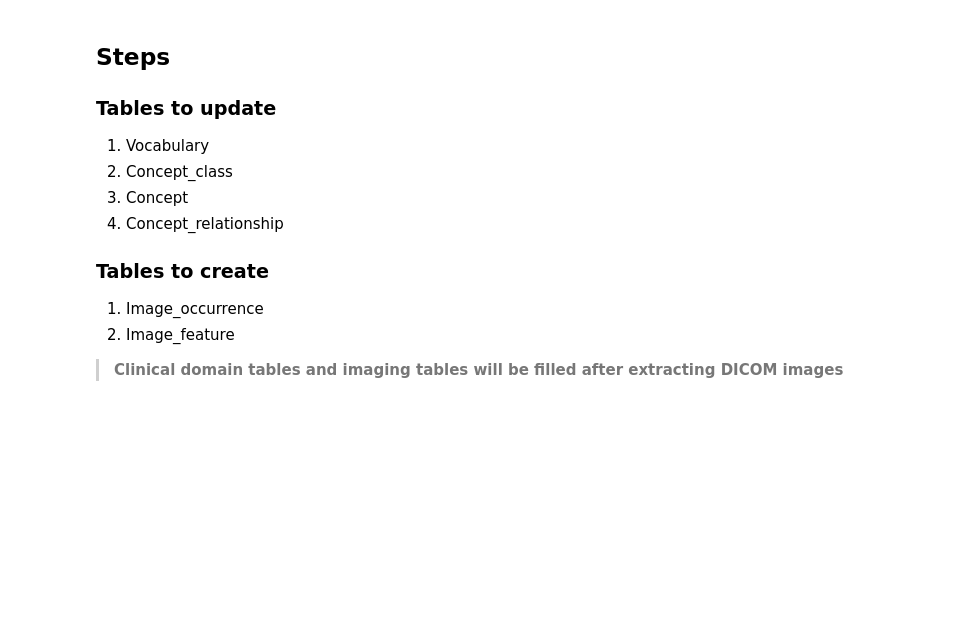
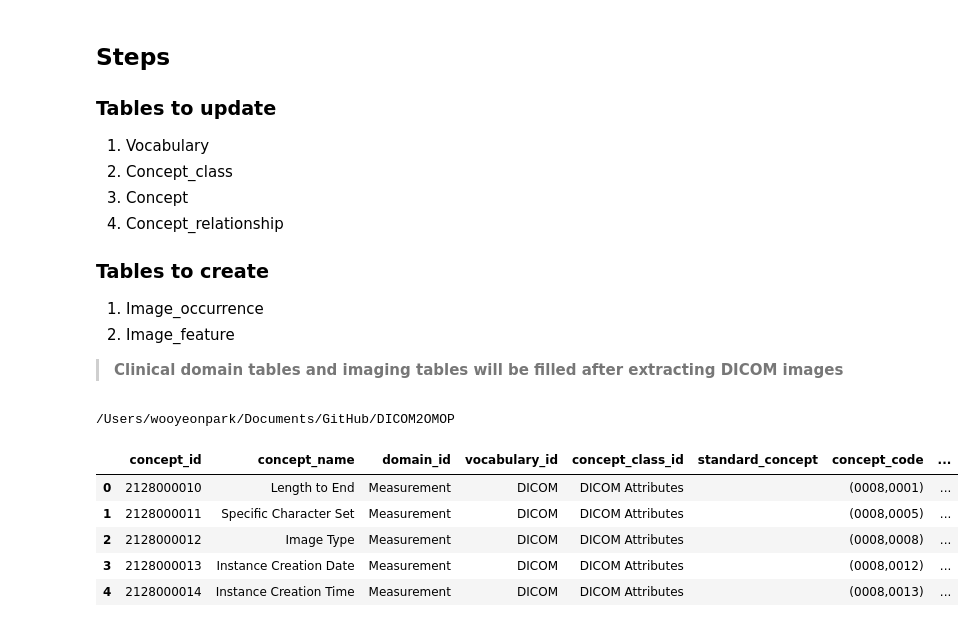
Before and after one commit to paulnagy/DICOM2OMOP, a Jupyter notebook: dicom_to_omop/build_imaging_extension.ipynb, the cells around one changed output. Saved outputs shown, nothing was run; the diff lists cells and outputs as text; code cells hidden in the pictures; blank space fills up the shorter version.

```diff
--- a/dicom_to_omop/build_imaging_extension.ipynb
+++ b/dicom_to_omop/build_imaging_extension.ipynb
@@ -73,6 +85,10 @@ for row in cursor.fetchall():
 # Clean up
 cursor.close()
 conn.close()
+# %%
+cd ..
+# %% [output]
+/Users/wooyeonpark/Documents/GitHub/DICOM2OMOP
 # %%
 import pandas as pd
 
@@ -80,8 +96,8 @@ import pandas as pd
 omop_table_staging = pd.read_csv('./files/omop_table_staging.csv')
 
 # Adjust its data types
-omop_table_staging['valid_end_date'] = pd.to_datetime('1993-01-01')
-omop_table_staging['valid_start_date'] = pd.to_datetime('2099-12-31')
+omop_table_staging['valid_end_date'] = pd.to_datetime('2099-12-31')
+omop_table_staging['valid_start_date'] = pd.to_datetime('1993-01-01')
 omop_table_staging['standard_concept'] = ' '
 omop_table_staging['invalid_reason'] = ' '
 
@@ -104,3 +120,14 @@ attributes['concept_code_reformatted'] = attributes['concept_code'].apply(reform
 
 # Convert the reformatted concept codes to a list
 selected_attributes = attributes['concept_code_reformatted'].tolist()
+# %%
+omop_table_staging['concept_code_reformatted'] = omop_table_staging['concept_code'].apply(reformat_attribute)
+# %%
+omop_table_staging.head()
+# %% [output]
+|  | concept_id | concept_name | domain_id | vocabulary_id | concept_class_id | standard_concept | concept_code | ... |
+| 0 | 2128000010 | Length to End | Measurement | DICOM | DICOM Attributes |  | (0008,0001) | ... |
+| 1 | 2128000011 | Specific Character Set | Measurement | DICOM | DICOM Attributes |  | (0008,0005) | ... |
+| 2 | 2128000012 | Image Type | Measurement | DICOM | DICOM Attributes |  | (0008,0008) | ... |
+| 3 | 2128000013 | Instance Creation Date | Measurement | DICOM | DICOM Attributes |  | (0008,0012) | ... |
+| 4 | 2128000014 | Instance Creation Time | Measurement | DICOM | DICOM Attributes |  | (0008,0013) | ... |
```
Also changed, not shown: parts of 12 cells of this notebook, 17 other files.
